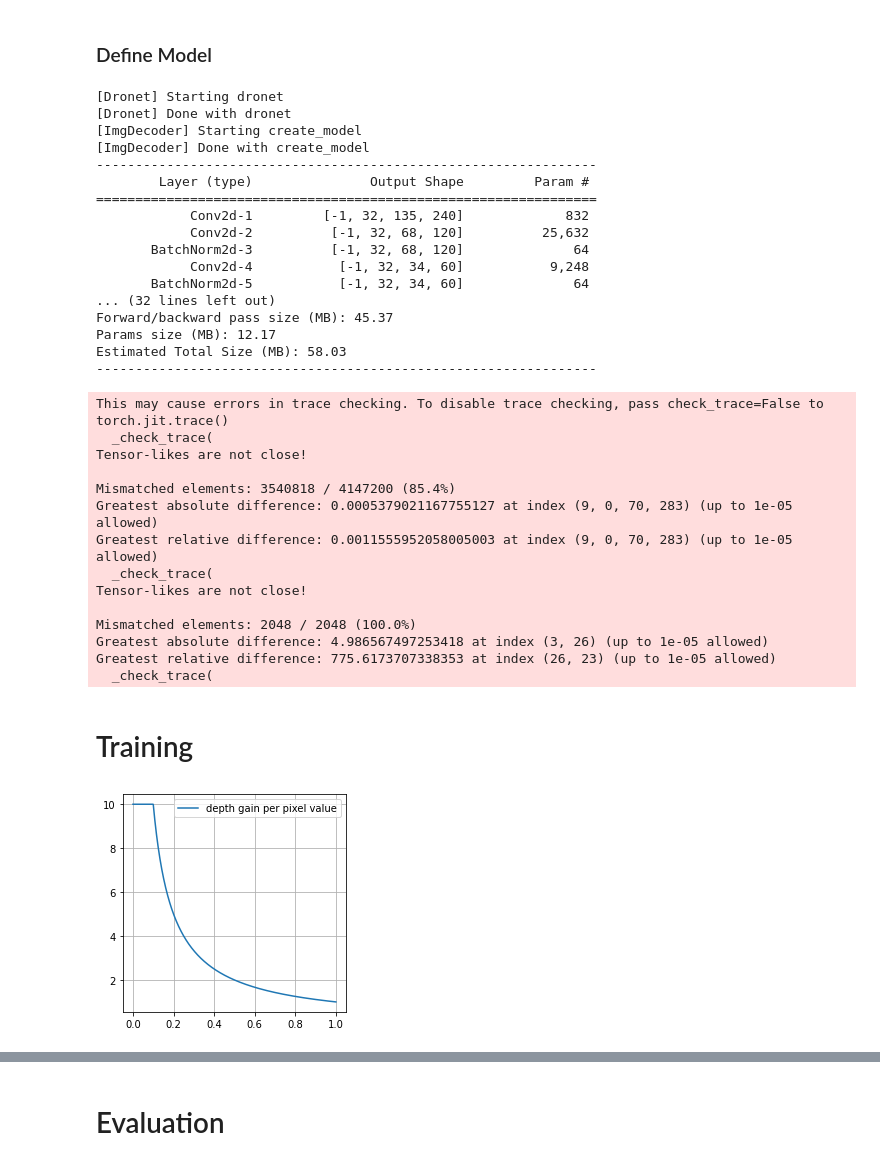
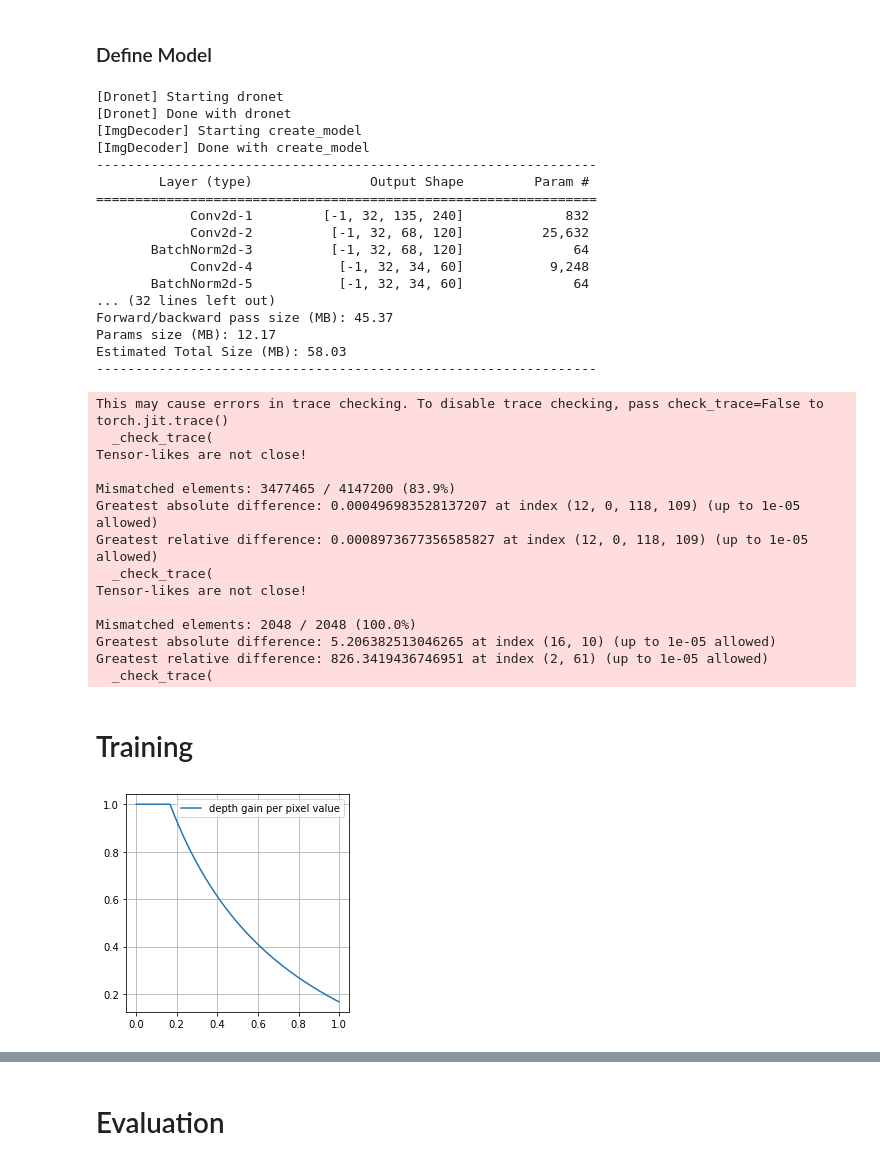
Before and after one commit to patricknitschke/Pytorch, a Jupyter notebook: VAE/vae_filtered_dronet.ipynb, the cells around one changed output, grey strips where cells are left out. Cells and saved outputs as stored; diff of their text form; code cells hidden in the pictures.

```diff
--- a/VAE/vae_filtered_dronet.ipynb
+++ b/VAE/vae_filtered_dronet.ipynb
@@ -379,7 +378,7 @@ class VAE(nn.Module):
 # %% [markdown]
 ### Define Model
 # %%
-vae_model = VAE(n_z=latent_dim)
+vae_model = VAE(n_z=latent_dim).to(device)
 writer.add_graph(vae_model, images)
 
 if load_model:
@@ -410,32 +409,32 @@ This may cause errors in trace checking. To disable trace checking, pass check_t
   _check_trace(
 Tensor-likes are not close!
 
-Mismatched elements: 3540818 / 4147200 (85.4%)
-Greatest absolute difference: 0.0005379021167755127 at index (9, 0, 70, 283) (up to 1e-05 allowed)
-Greatest relative difference: 0.0011555952058005003 at index (9, 0, 70, 283) (up to 1e-05 allowed)
+Mismatched elements: 3477465 / 4147200 (83.9%)
+Greatest absolute difference: 0.000496983528137207 at index (12, 0, 118, 109) (up to 1e-05 allowed)
+Greatest relative difference: 0.0008973677356585827 at index (12, 0, 118, 109) (up to 1e-05 allowed)
   _check_trace(
 Tensor-likes are not close!
 
 Mismatched elements: 2048 / 2048 (100.0%)
-Greatest absolute difference: 4.986567497253418 at index (3, 26) (up to 1e-05 allowed)
-Greatest relative difference: 775.6173707338353 at index (26, 23) (up to 1e-05 allowed)
+Greatest absolute difference: 5.206382513046265 at index (16, 10) (up to 1e-05 allowed)
+Greatest relative difference: 826.3419436746951 at index (2, 61) (up to 1e-05 allowed)
   _check_trace(
 # %% [markdown]
 # Training
 # %%
 def depth_gain(x):
-    return np.minimum(1/(x+0.0001), 10*np.ones_like(x))
+    return np.minimum(1/(x + 0.5) - 0.5, 1*np.ones_like(x))
 
 x = np.arange(0, 1.001, 0.001)
 y = depth_gain(x)
 
 plt.figure(figsize=(4, 4))
 plt.plot(x, y)
 plt.grid()
 plt.legend(["depth gain per pixel value"])
 plt.show()
 # %% [output]
-[figure, old version]
+[figure, new version]
 # %%
 def BCELoss(x, x_hat, mean, log_var):
     reproduction_loss = nn.BCELoss(reduction='mean')(x_hat, x) * (270 * 480)
```
Also changed, not shown: parts of 8 cells of this notebook, 1 other file.
